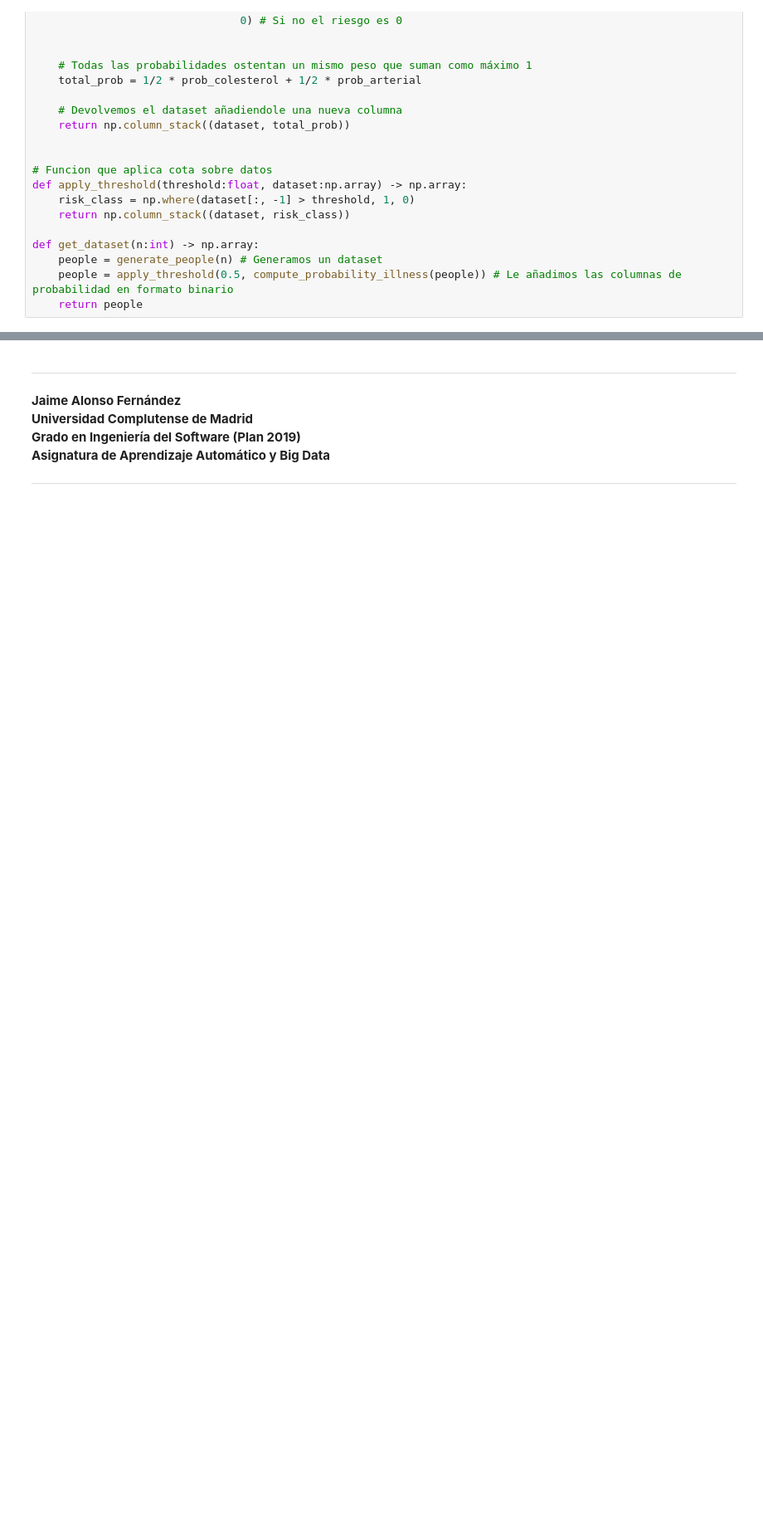
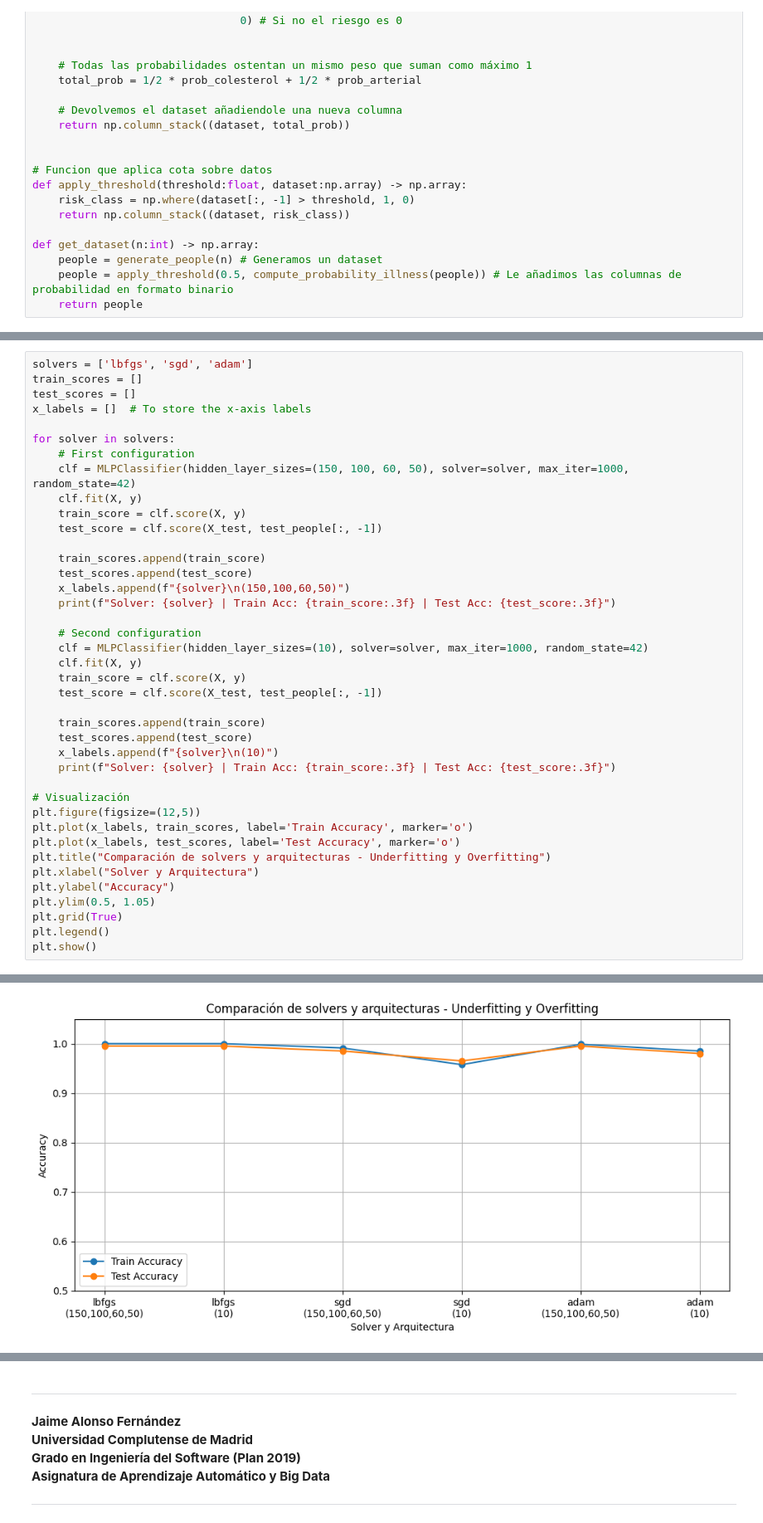
Before and after one commit to megastacks13/MachineLearning, a Jupyter notebook: P3 - Neural Networks/Practica3_a.ipynb, the cells around one changed output, grey strips where cells are left out. Shown at 83% size. Cells and saved outputs as stored; diff of their text form; blank space fills up the shorter version.

```diff
--- a/P3 - Neural Networks/Practica3_a.ipynb
+++ b/P3 - Neural Networks/Practica3_a.ipynb
@@ -73,0 +364,41 @@ sample_people = get_dataset(1000)
+# %%
+solvers = ['lbfgs', 'sgd', 'adam']
+train_scores = []
+test_scores = []
+x_labels = []  # To store the x-axis labels
+
+for solver in solvers:
+    # First configuration
+    clf = MLPClassifier(hidden_layer_sizes=(150, 100, 60, 50), solver=solver, max_iter=1000, random_state=42)
+    clf.fit(X, y)
+    train_score = clf.score(X, y)
+    test_score = clf.score(X_test, test_people[:, -1])
+
+    train_scores.append(train_score)
+    test_scores.append(test_score)
+    x_labels.append(f"{solver}\n(150,100,60,50)")
+    print(f"Solver: {solver} | Train Acc: {train_score:.3f} | Test Acc: {test_score:.3f}")
+
+    # Second configuration
+    clf = MLPClassifier(hidden_layer_sizes=(10), solver=solver, max_iter=1000, random_state=42)
+    clf.fit(X, y)
+    train_score = clf.score(X, y)
+    test_score = clf.score(X_test, test_people[:, -1])
+
+    train_scores.append(train_score)
+    test_scores.append(test_score)
+    x_labels.append(f"{solver}\n(10)")
+    print(f"Solver: {solver} | Train Acc: {train_score:.3f} | Test Acc: {test_score:.3f}")
+
+# Visualización
+plt.figure(figsize=(12,5))
+plt.plot(x_labels, train_scores, label='Train Accuracy', marker='o')
+plt.plot(x_labels, test_scores, label='Test Accuracy', marker='o')
+plt.title("Comparación de solvers y arquitecturas - Underfitting y Overfitting")
+plt.xlabel("Solver y Arquitectura")
+plt.ylabel("Accuracy")
+plt.ylim(0.5, 1.05)
+plt.grid(True)
+plt.legend()
+plt.show()
+# %% [output]
@@ -73,0 +411 @@ sample_people = get_dataset(1000)
+[figure, added]
```
Also changed, not shown: parts of 22 cells of this notebook, 1 other file.
